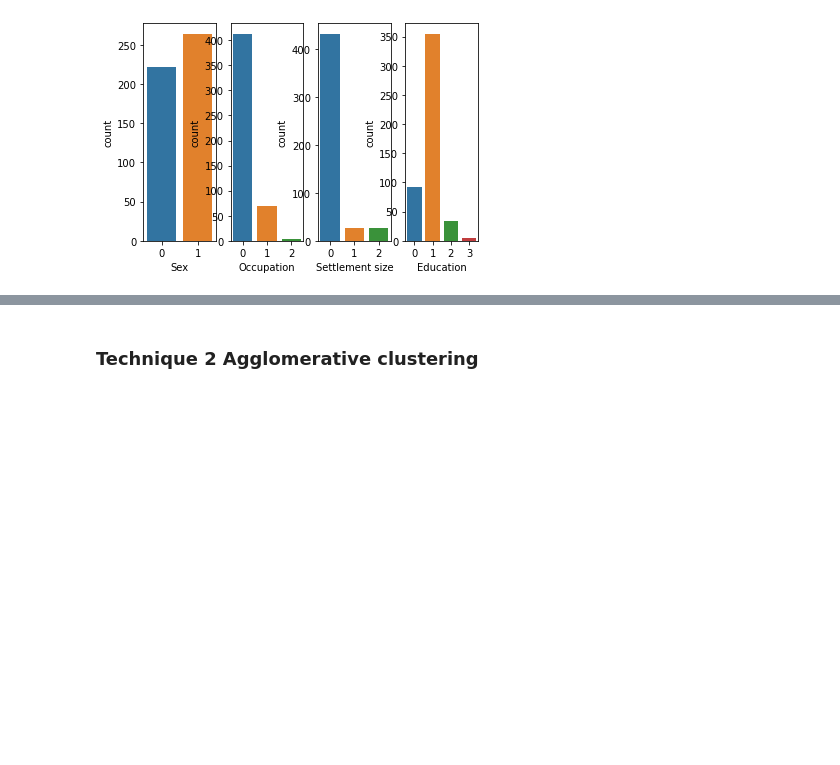
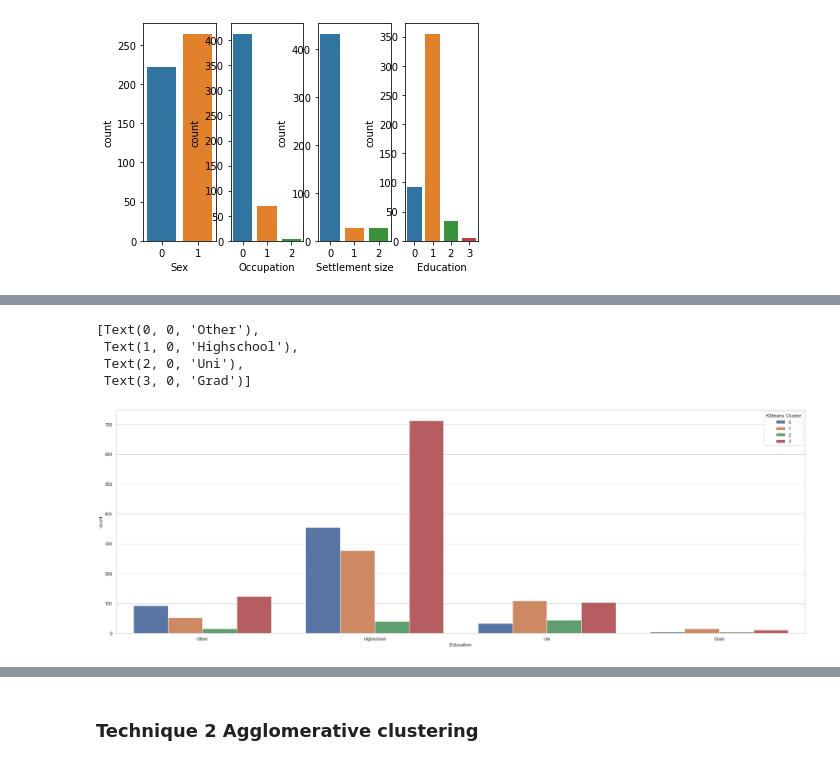
Before and after one commit to SamCairns/BUSA3020, a Jupyter notebook: Assignment3 (1)/Assignment3-S1-2023.ipynb, the cells around one changed output, grey strips where cells are left out. Cells and saved outputs as stored; diff of their text form; code cells hidden in the pictures; blank space fills up the shorter version.

```diff
--- a/Assignment3 (1)/Assignment3-S1-2023.ipynb
+++ b/Assignment3 (1)/Assignment3-S1-2023.ipynb
@@ -221,0 +247,13 @@ plt.show()
+# %%
+plt.figure(figsize = (30,10))
+ax = sns.countplot(data=train, x='Education', hue='KMeans Cluster')
+
+ax.set_xticklabels(ax.get_xticklabels(), rotation=0)
+new_x_labels = ['Other', 'Highschool','Uni', 'Grad']
+ax.set_xticklabels(new_x_labels)
+# %% [output]
+[Text(0, 0, 'Other'),
+ Text(1, 0, 'Highschool'),
+ Text(2, 0, 'Uni'),
+ Text(3, 0, 'Grad')]
+[figure, added]
```
Also changed, not shown: parts of 6 cells of this notebook.
